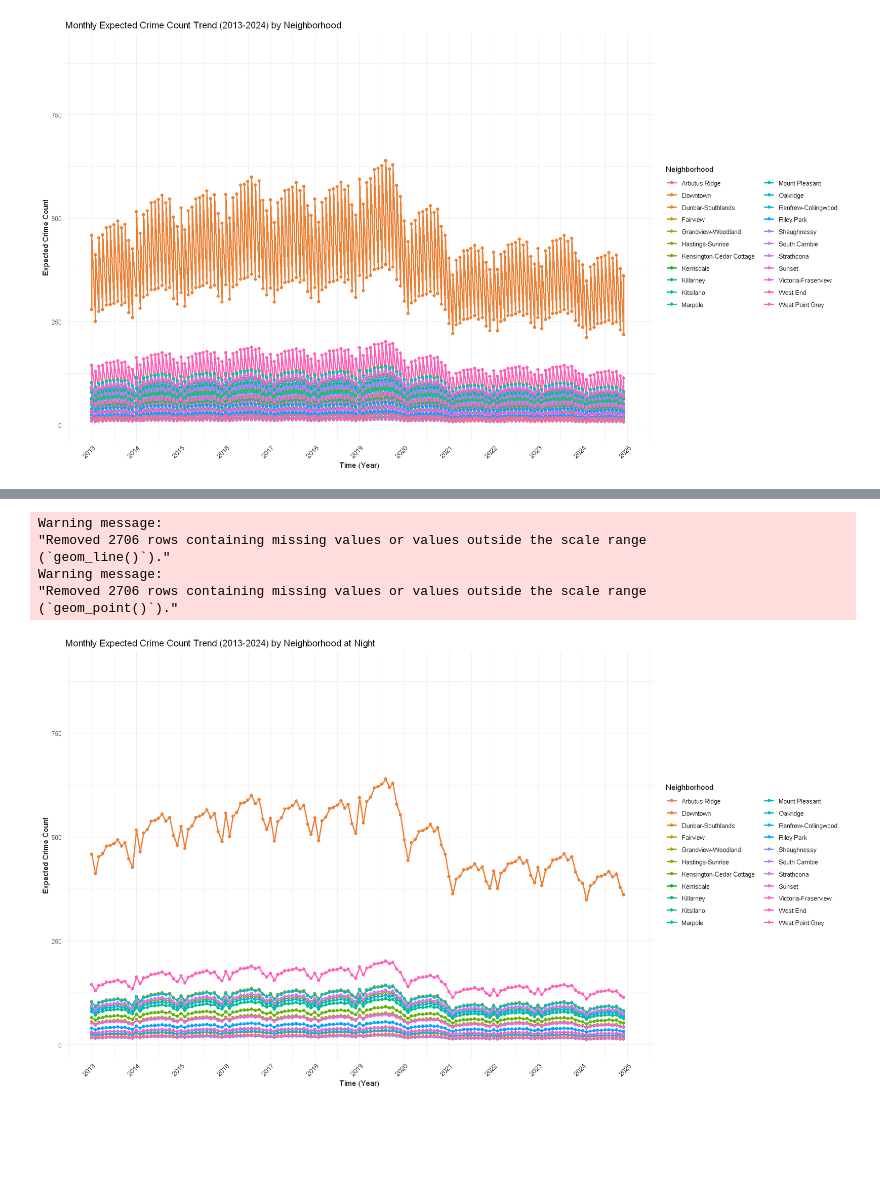
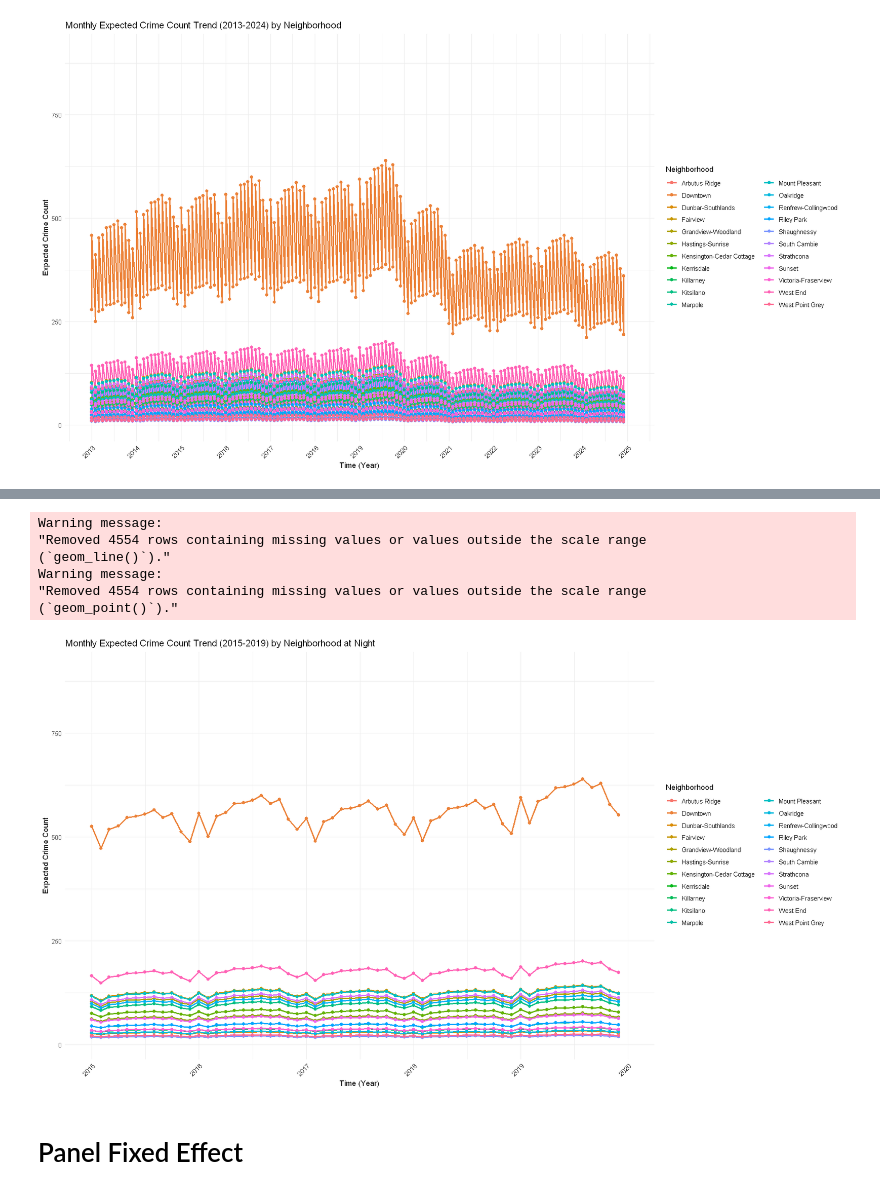
Before and after one commit to Irene-Berezin/econ_398_project, a Jupyter notebook: crime_fact.ipynb, the cells around one changed output, grey strips where cells are left out. Drawn from its saved outputs; the diff is of its cells as text; code cells hidden in the pictures; blank space fills up the shorter version.

Commit message:
added panel fixed effect

```diff
--- a/crime_fact.ipynb
+++ b/crime_fact.ipynb
@@ -719,22 +719,24 @@ Warning message:
 # %%
 crime_monthly_night <- crime_monthly|>
     filter(time_category == "night")
 
 ggplot(crime_monthly_night, aes(x = date, y = predicted_theta, color = geo_local_area, group = geo_local_area)) +
   geom_line(size = 1) +
   geom_point(size = 2) +
   # geom_smooth(method = "lm") +
-  scale_x_date(date_breaks = "1 year", date_labels = "%Y", limits = as.Date(c("2013-01-01", "2024-12-31"))) +
+  scale_x_date(date_breaks = "1 year", date_labels = "%Y", limits = as.Date(c("2015-01-01", "2019-12-31"))) +
   labs(x = "Time (Year)", y = "Expected Crime Count",
-       title = "Monthly Expected Crime Count Trend (2013-2024) by Neighborhood at Night",
+       title = "Monthly Expected Crime Count Trend (2015-2019) by Neighborhood at Night",
        color = "Neighborhood") +
   theme_minimal() +
   theme(axis.text.x = element_text(angle = 45, vjust = 1, hjust = 1))
 # %% [output]
 Warning message:
-"Removed 2706 rows containing missing values or values outside the scale range
+"Removed 4554 rows containing missing values or values outside the scale range
 (`geom_line()`)."
 Warning message:
-"Removed 2706 rows containing missing values or values outside the scale range
+"Removed 4554 rows containing missing values or values outside the scale range
 (`geom_point()`)."
-[figure, old version]
+[figure, new version]
+# %% [markdown]
+# Panel Fixed Effect
```
Also changed, not shown: parts of 6 cells of this notebook.
